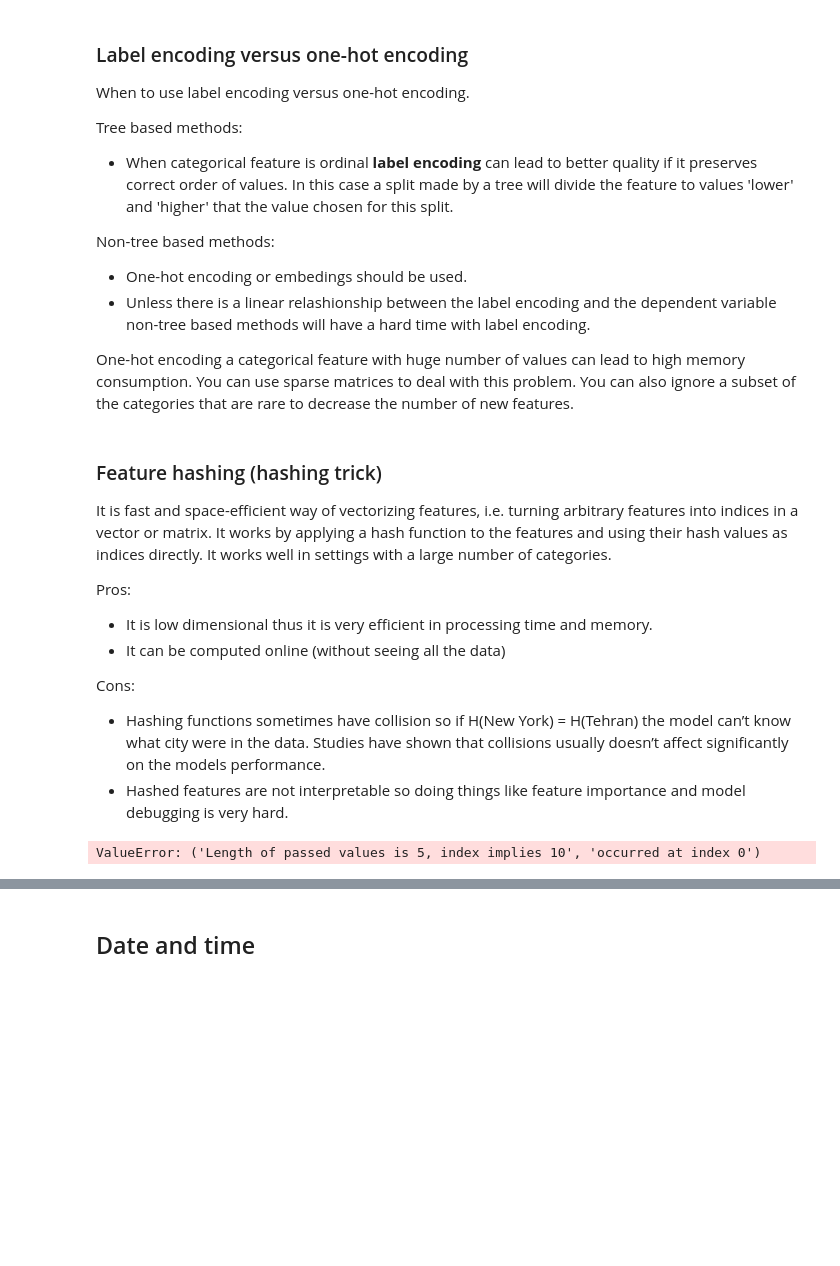
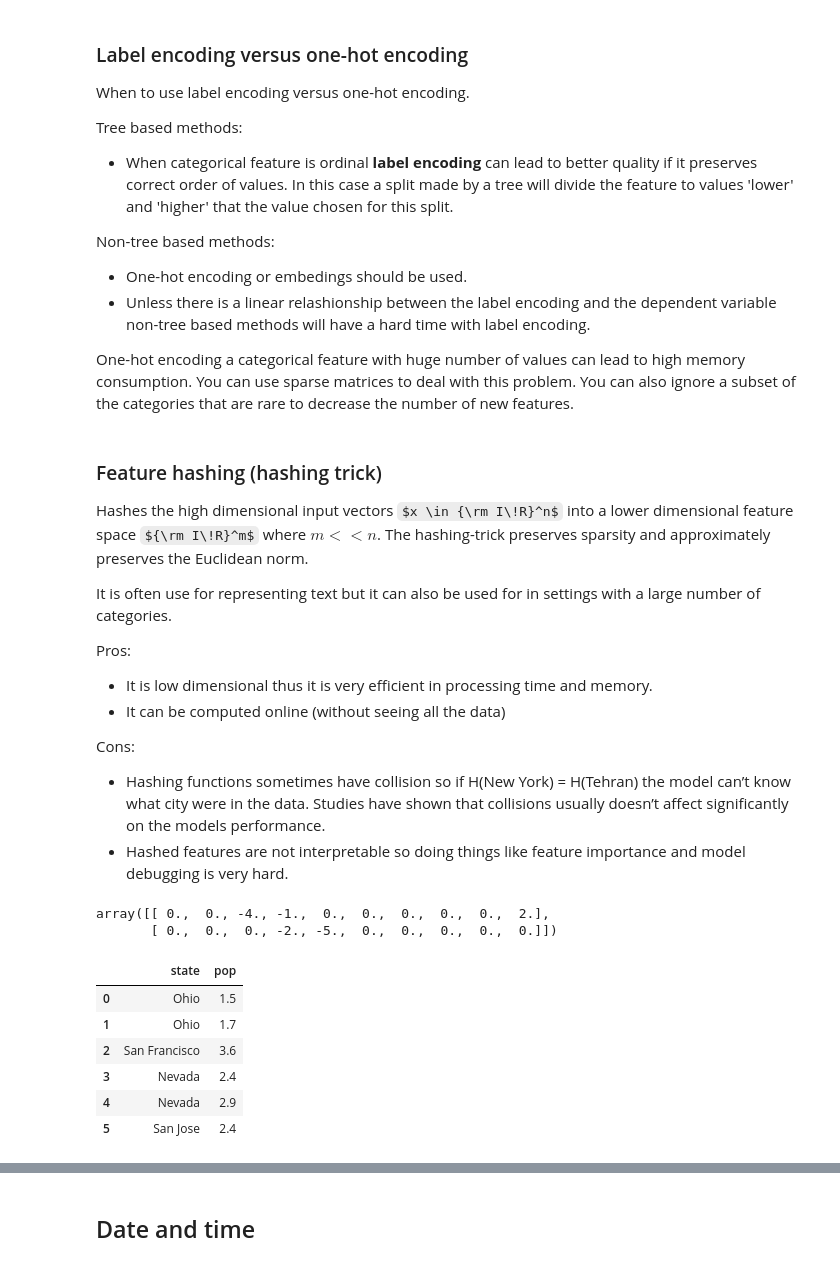
Before and after one commit to yanneta/ML-notebooks, a Jupyter notebook: feature_eng_lecture.ipynb, the cells around one changed output, grey strips where cells are left out. Cells and saved outputs as stored; diff of their text form; code cells hidden in the pictures; some formulas as TeX source; blank space fills up the shorter version.

Commit message:
adding the hashing trick

```diff
--- a/feature_eng_lecture.ipynb
+++ b/feature_eng_lecture.ipynb
@@ -372,7 +372,9 @@ Non-tree based methods:
 One-hot encoding a categorical feature with huge number of values can lead to high memory consumption. You can use sparse matrices to deal with this problem. You can also ignore a subset of the categories that are rare to decrease the number of new features.
 # %% [markdown]
 ### Feature hashing (hashing trick)
-It is fast and space-efficient way of vectorizing features, i.e. turning arbitrary features into indices in a vector or matrix. It works by applying a hash function to the features and using their hash values as indices directly. It works well in settings with a large number of categories.
+Hashes the high dimensional input vectors $x \in {\rm I\!R}^n$ into a lower dimensional feature space ${\rm I\!R}^m$ where $m << n$. The hashing-trick preserves sparsity and approximately preserves the Euclidean norm.
+
+It is often use for representing text but it can also be used for in settings with a large number of categories.
 
 Pros:
 * It is low dimensional thus it is very efficient in processing time and memory.
@@ -391,10 +386,24 @@ def hash_fn(x, N=5):
+# %%
+from sklearn.feature_extraction import FeatureHasher
+h = FeatureHasher(n_features=10)
+D = [{'dog': 1, 'cat':2, 'elephant':4},{'dog': 2, 'run': 5}]
+f = h.transform(D)
+f.toarray()
+# %% [output]
+array([[ 0.,  0., -4., -1.,  0.,  0.,  0.,  0.,  0.,  2.],
+       [ 0.,  0.,  0., -2., -5.,  0.,  0.,  0.,  0.,  0.]])
 # %%
 data = pd.DataFrame({
-        'state': ['Ohio', 'Ohio', 'Ohio', 'Nevada', 'Nevada'],
-        'year': [2000, 2001, 2002, 2001, 2002],
-        'pop': [1.5, 1.7, 3.6, 2.4, 2.9]})
-y = np.array([0, 0, 1, 1, 1])
+        'state': ['Ohio', 'Ohio', 'San Francisco', 'Nevada', 'Nevada', 'San Jose'],
+        'pop': [1.5, 1.7, 3.6, 2.4, 2.9, 2.4]})
+y = np.array([0, 0, 1, 1, 1, 0])
-# %%
-X = data.apply(hash_fn, axis=1)
-# %% [output]
-ValueError: ('Length of passed values is 5, index implies 10', 'occurred at index 0')
+# %%
+data
+# %% [output]
+|  | state | pop |
+| 0 | Ohio | 1.5 |
+| 1 | Ohio | 1.7 |
+| 2 | San Francisco | 3.6 |
+| 3 | Nevada | 2.4 |
+| 4 | Nevada | 2.9 |
+| 5 | San Jose | 2.4 |
```
Also changed, not shown: parts of 5 cells of this notebook.
